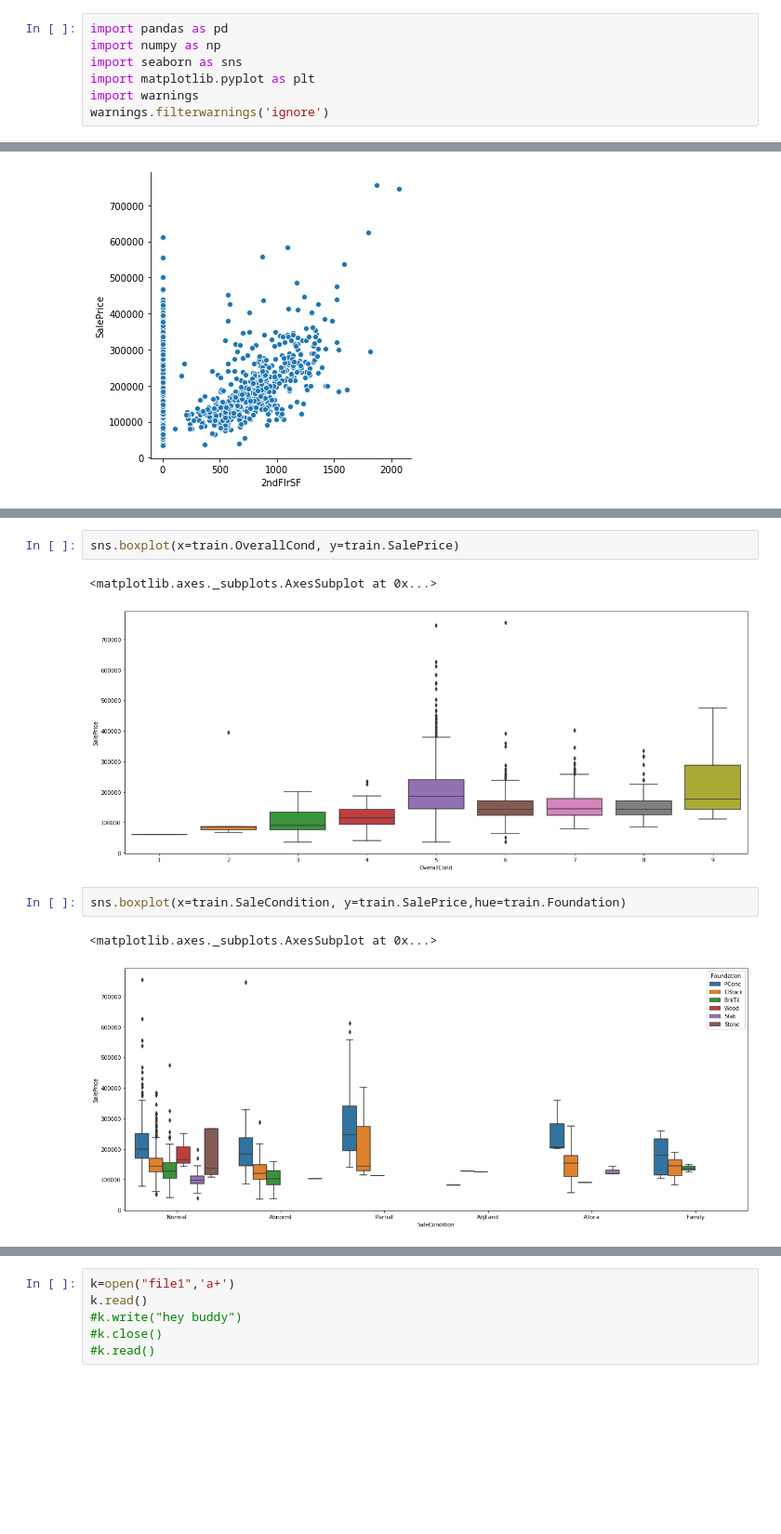
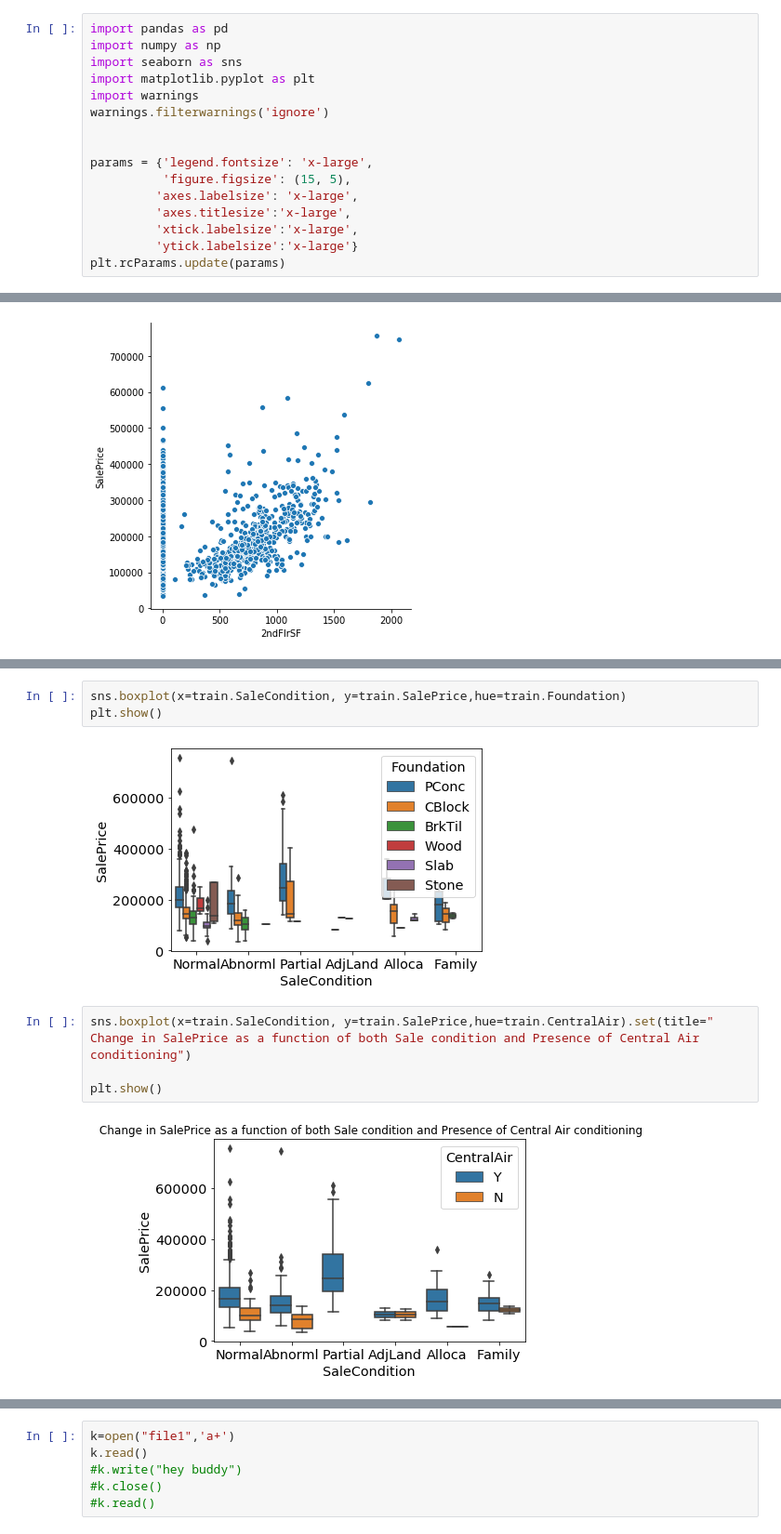
Before and after one commit to MonicaMbabazi/Group_Assignment.Monica.Jupiter.Eric, a Jupyter notebook: group-assignment-jupiter.ipynb, the cells around one changed output, grey strips where cells are left out. Shown at 93% size. Drawn from its saved outputs; the diff is of its cells as text; blank space fills up the shorter version.

```diff
--- a/group-assignment-jupiter.ipynb
+++ b/group-assignment-jupiter.ipynb
@@ -5,6 +5,15 @@ import seaborn as sns
 import matplotlib.pyplot as plt
 import warnings
 warnings.filterwarnings('ignore')
+
+
+params = {'legend.fontsize': 'x-large',
+          'figure.figsize': (15, 5),
+         'axes.labelsize': 'x-large',
+         'axes.titlesize':'x-large',
+         'xtick.labelsize':'x-large',
+         'ytick.labelsize':'x-large'}
+plt.rcParams.update(params)
 # %%
 train=pd.read_csv("train.csv",sep=",", index_col="Id")
 test=pd.read_csv("test.csv",sep=",", index_col="Id")
@@ -118,10 +132,11 @@ sns.relplot(y="SalePrice", x="2ndFlrSF", data=train)
 # %%
-sns.boxplot(x=train.OverallCond, y=train.SalePrice)
+sns.boxplot(x=train.SaleCondition, y=train.SalePrice,hue=train.Foundation)
+plt.show()
 # %% [output]
-<matplotlib.axes._subplots.AxesSubplot at 0x...>
-[figure, old version]
+[figure, new version]
 # %%
-sns.boxplot(x=train.SaleCondition, y=train.SalePrice,hue=train.Foundation)
+sns.boxplot(x=train.SaleCondition, y=train.SalePrice,hue=train.CentralAir).set(title=" Change in SalePrice as a function of both Sale condition and Presence of Central Air conditioning")
+
+plt.show()
 # %% [output]
-<matplotlib.axes._subplots.AxesSubplot at 0x...>
-[figure, old version]
+[figure, new version]
```
Also changed, not shown: parts of 53 cells of this notebook.
